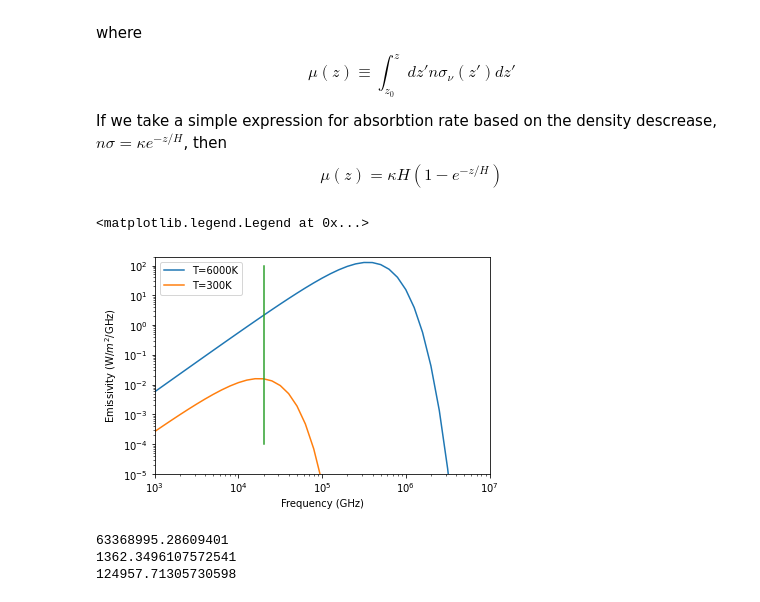
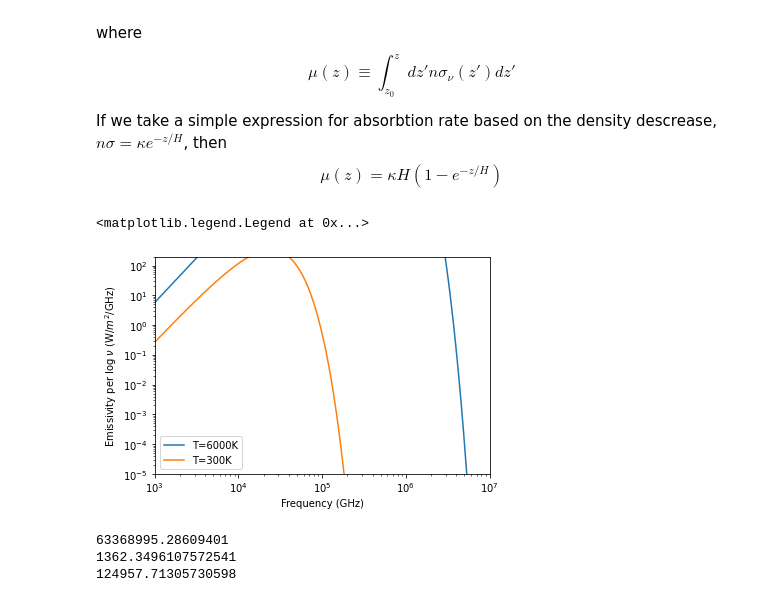
Before and after one commit to dodelson/Physics-of-Energy, a Jupyter notebook: Code/RadiativeTransfer.ipynb, the cells around one changed output. Saved outputs shown, nothing was run; the diff lists cells and outputs as text; code cells hidden in the pictures.

```diff
--- a/Code/RadiativeTransfer.ipynb
+++ b/Code/RadiativeTransfer.ipynb
@@ -21,24 +21,24 @@ def bnu(nu,T):
     b=(2*np.pi*h*nu**3/c**2)/(np.exp(h*nu/(kb*T))-1.)
     return b
 # %%
-nulog = np.arange(6.,16,.1)
+nulog = np.arange(9.,16,.01)
 nu=10.**nulog
 T=6000.
 barr=bnu(nu,T) # E-s/s^3  s^2/m^2 = W/m^2//Hz
-plt.plot(nu/1.e9,barr*1.e9,label='T=6000K')
+plt.plot(nu/1.e9,barr*nu,label='T=6000K')
 T=300.
 barr=bnu(nu,T) # E-s/s^3  s^2/m^2 = W/m^2//Hz
-plt.plot(nu/1.e9,barr*1.e9,label='T=300K')
-plt.plot([c/15.e3,c/15.e3],[1.e-4,1.e2])
+plt.plot(nu/1.e9,barr*nu,label='T=300K')
+#plt.plot([c/15.e3,c/15.e3],[1.e-4,1.e2])
 plt.xscale('log')
 plt.xlabel('Frequency (GHz)')
-plt.ylabel('Emissivity (W/$m^2$/GHz)')
+plt.ylabel('Emissivity per log $\\nu$ (W/$m^2$/GHz)')
 plt.yscale('log')
 plt.axis([1000,1.e7,1.e-5,200])
 plt.legend()
 # %% [output]
 <matplotlib.legend.Legend at 0x...>
-[figure, old version]
+[figure, new version]
 # %%
 rsolar=6.955e8
 lsolar=3.85e26
```
Also changed, not shown: parts of 23 cells of this notebook, 15 other files.
